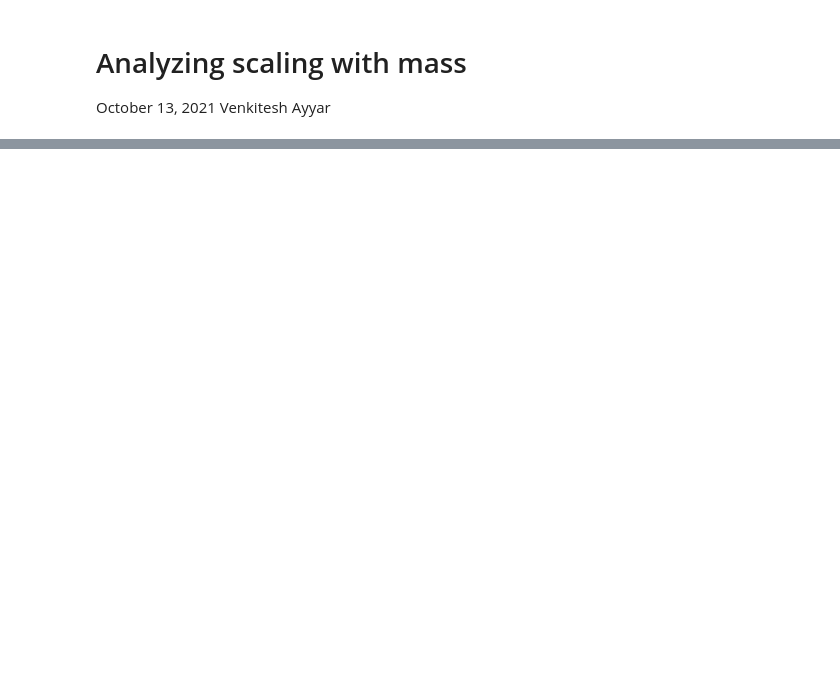
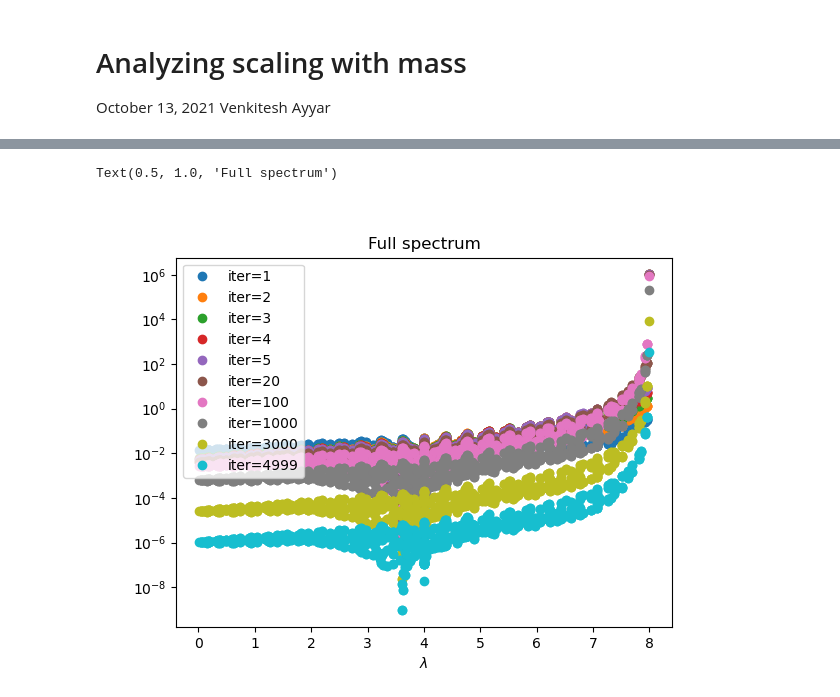
Before and after one commit to vmos1/2d_multigrid, a Jupyter notebook: code/analysis_nbks/2_spectral_analysis_solution.ipynb, the cells around one changed output, grey strips where cells are left out. Cells and saved outputs as stored; diff of their text form; code cells hidden in the pictures; blank space fills up the shorter version.

```diff
--- a/code/analysis_nbks/2_spectral_analysis_solution.ipynb
+++ b/code/analysis_nbks/2_spectral_analysis_solution.ipynb
@@ -79,0 +257,4 @@ a2.shape
+# %%
+df1=df_list[0]
+print(iter_list)
+df1
@@ -79,0 +283,14 @@ a2.shape
+# %%
+# Variation of fourier coefficients vs spectrum
+iter_list=np.unique(df1.iter.values).astype(int)
+plt.figure()
+for itr in iter_list:
+    df=df1[df1.iter==itr]
+    plt.plot(df.Lambda,df.C,linestyle='',marker='o',label='iter='+str(itr))
+plt.legend()
+plt.yscale('log')
+plt.xlabel('$\lambda$')
+plt.title('Full spectrum')
+# %% [output]
+Text(0.5, 1.0, 'Full spectrum')
+[figure, added]
```
Also changed, not shown: parts of 42 cells of this notebook, 1 other file.
